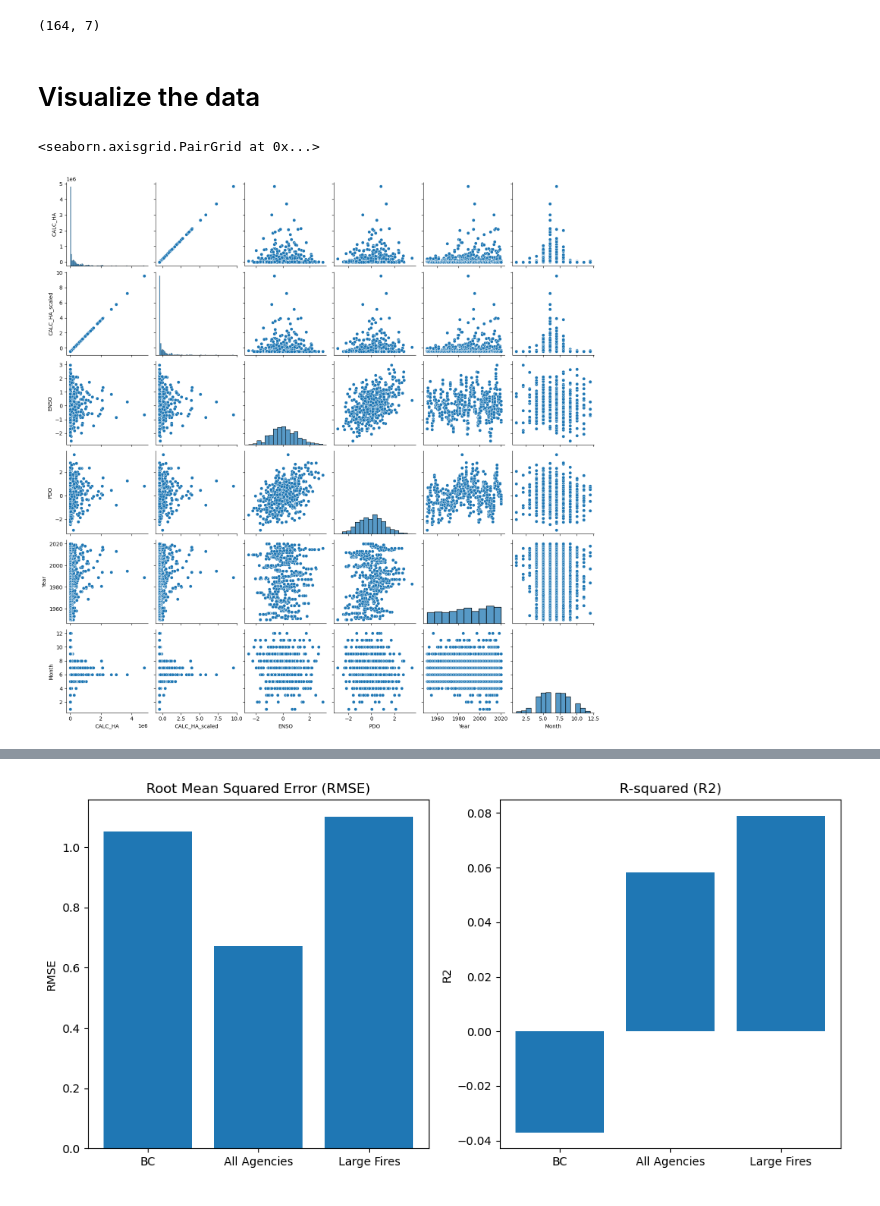
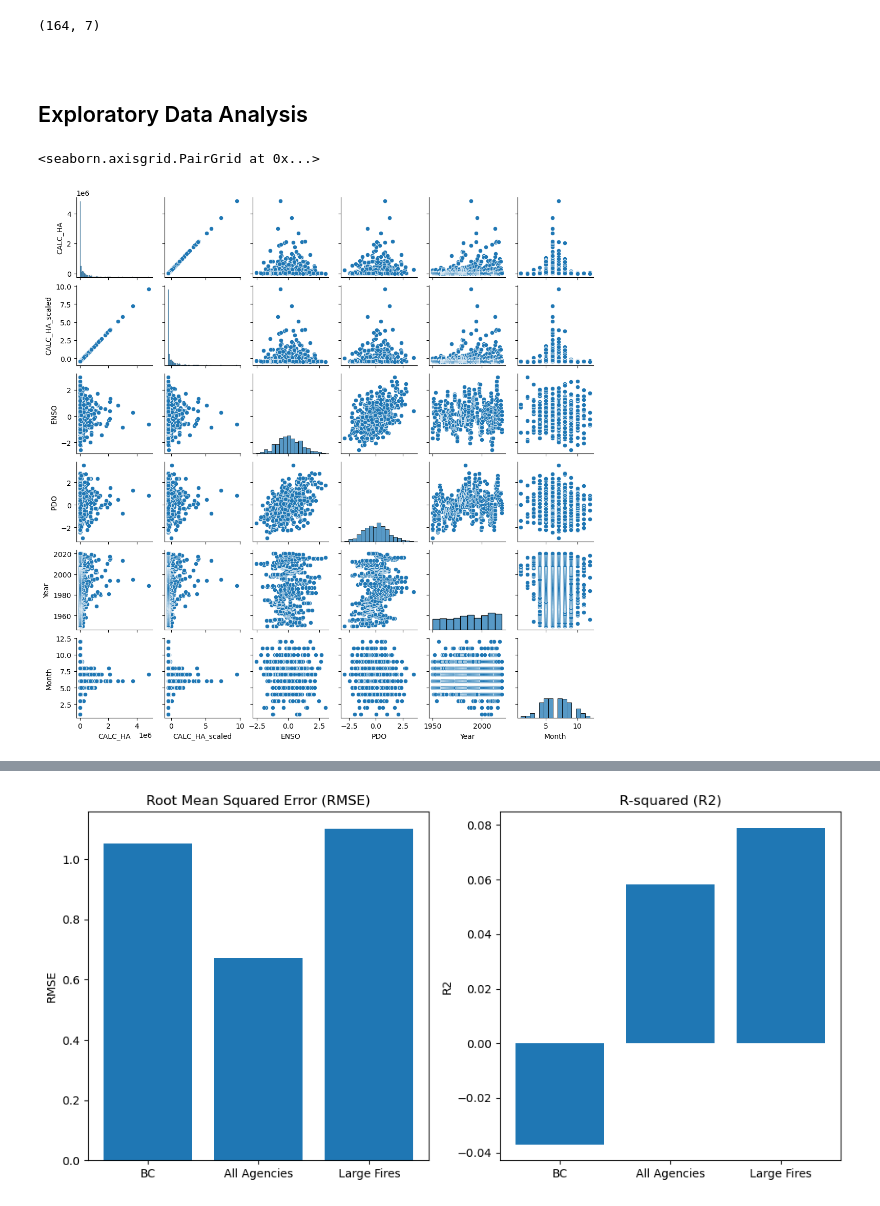
Before and after one commit to garrickhague/ATMS523, a Jupyter notebook: Hague_Final_Project.ipynb, the cells around one changed output, grey strips where cells are left out. Drawn from its saved outputs; the diff is of its cells as text; code cells hidden in the pictures.

```diff
--- a/Hague_Final_Project.ipynb
+++ b/Hague_Final_Project.ipynb
@@ -287,10 +323,12 @@ large_fires
 large_fires.shape
 # %% [output]
 (164, 7)
-# %% [markdown]
-# Visualize the data
+# %% [markdown]
+<a id="eda"></a>
+# %% [markdown]
+## Exploratory Data Analysis
 # %%
-sns.pairplot(full_merged_df)
+sns.pairplot(full_merged_df, height=1.85)
 # %% [output]
 <seaborn.axisgrid.PairGrid at 0x...>
-[figure, old version]
+[figure, new version]
```
Also changed, not shown: parts of 33 cells of this notebook.
